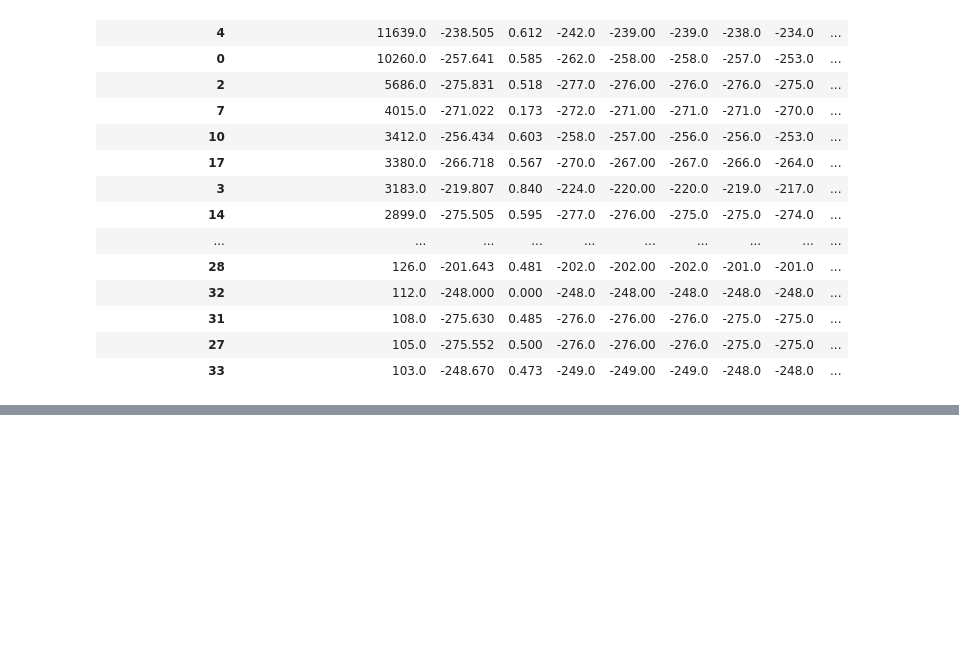
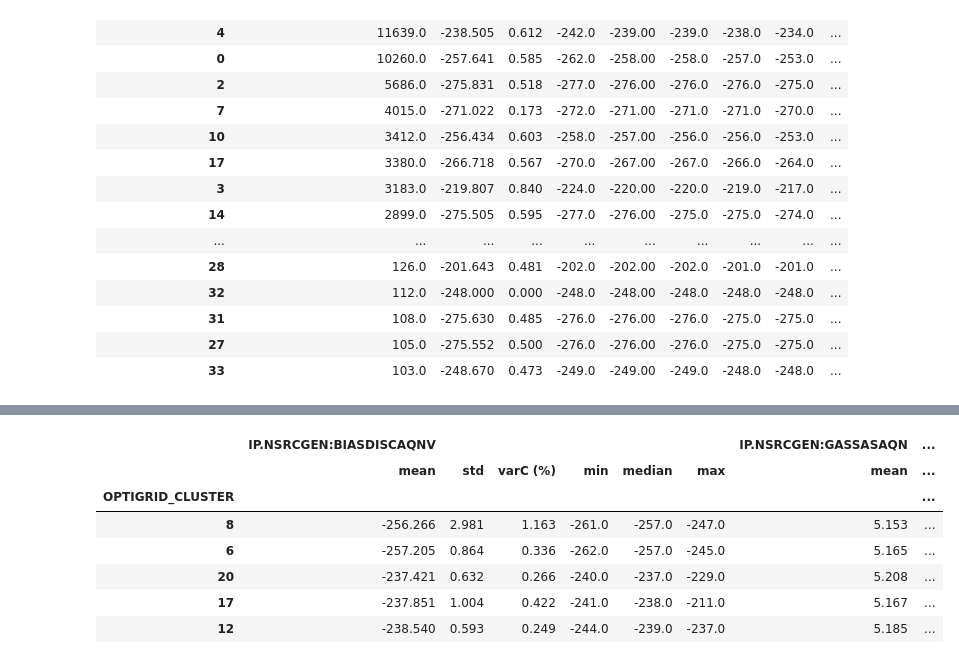
Before and after one commit to mexxexx/ionsrcopt, a Jupyter notebook: Clustering/Stability Clustering.ipynb, the cells around one changed output, grey strips where cells are left out. Drawn from its saved outputs; the diff is of its cells as text; code cells hidden in the pictures; blank space fills up the shorter version.

Commit message:
Implemented Optigrid

```diff
--- a/Clustering/Stability Clustering.ipynb
+++ b/Clustering/Stability Clustering.ipynb
@@ -718,0 +860,16 @@ df_stable_dbsample.groupby('DBSCAN_CLUSTER').describe().sort_values(by=('IP.NSRC
+# %%
+from sklearn import preprocessing
+data = df_stable[cols_to_cluster].values
+scaler = preprocessing.StandardScaler().fit(data)
+data = scaler.transform(data)
+# %%
+#%matplotlib inline
+
+d=len(cols_to_cluster)
+q=1
+max_cut_score = 0.3
+noise_level = 0.1
+opt = optigrid(data, d, q, max_cut_score, noise_level, number_of_bins=30)
+
+num_clusters = len(opt)
+"Optigrid found {} clusters.".format(num_clusters)
@@ -718,0 +895,6 @@ df_stable_dbsample.groupby('DBSCAN_CLUSTER').describe().sort_values(by=('IP.NSRC
+# %%
+labels = [None] * (len(data))
+for cluster_ind, cluster in enumerate(opt):
+    for el in cluster:
+        labels[el] = cluster_ind
+df_stable['OPTIGRID_CLUSTER'] = labels
@@ -718,0 +980,5 @@ df_stable_dbsample.groupby('DBSCAN_CLUSTER').describe().sort_values(by=('IP.NSRC
+# %%
+num_of_top_clusters = 5
+top_clusters = list(described.head(n=num_of_top_clusters).index)
+top_clusters.sort()
+df_stable_sample.loc[df_stable_sample['OPTIGRID_CLUSTER'].isin(top_clusters) == False, 'OPTIGRID_CLUSTER'] = -1
@@ -718,0 +1017,11 @@ df_stable_dbsample.groupby('DBSCAN_CLUSTER').describe().sort_values(by=('IP.NSRC
+# %%
+described.head(n=num_of_top_clusters).round(3)
+# %% [output]
+|  | IP.NSRCGEN:BIASDISCAQNV |  |  |  |  |  | IP.NSRCGEN:GASSASAQN | ... |
+|  | mean | std | varC (%) | min | median | max | mean | ... |
+| OPTIGRID_CLUSTER |  |  |  |  |  |  |  | ... |
+| 8 | -256.266 | 2.981 | 1.163 | -261.0 | -257.0 | -247.0 | 5.153 | ... |
+| 6 | -257.205 | 0.864 | 0.336 | -262.0 | -257.0 | -245.0 | 5.165 | ... |
+| 20 | -237.421 | 0.632 | 0.266 | -240.0 | -237.0 | -229.0 | 5.208 | ... |
+| 17 | -237.851 | 1.004 | 0.422 | -241.0 | -238.0 | -211.0 | 5.167 | ... |
+| 12 | -238.540 | 0.593 | 0.249 | -244.0 | -239.0 | -237.0 | 5.185 | ... |
```
Also changed, not shown: parts of 10 cells of this notebook, 2 other files.
